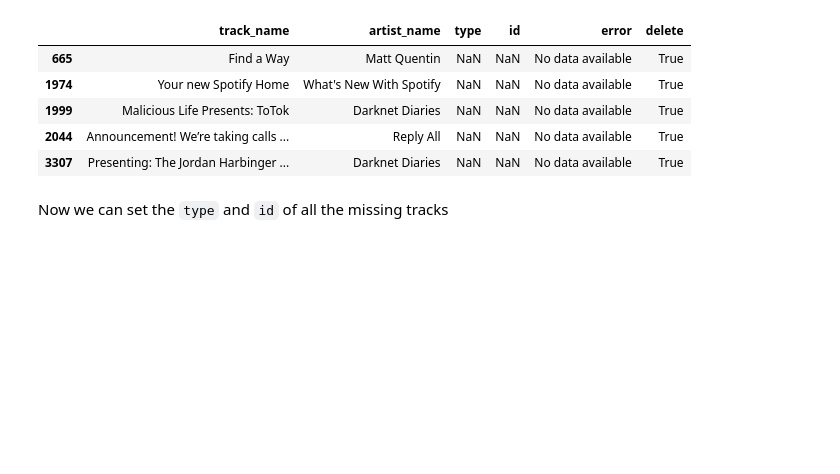
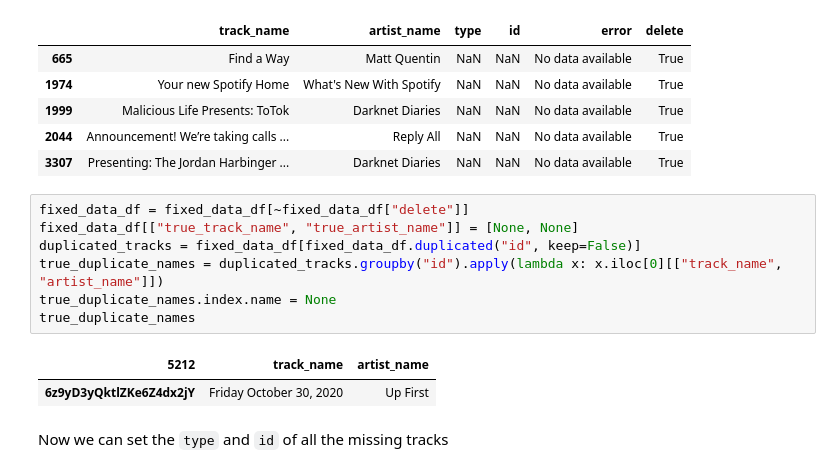
Before and after one commit to justinro-underscore/SpotifyDataAnalysis, a Jupyter notebook: SpotifyDataCleaningTake2.ipynb, the cells around one changed output. Drawn from its saved outputs; the diff is of its cells as text; blank space fills up the shorter version.

Commit message:
Modifies the data cleaning journal to make it, heh, cleaner and add podcast data

```diff
--- a/SpotifyDataCleaningTake2.ipynb
+++ b/SpotifyDataCleaningTake2.ipynb
@@ -290,6 +290,16 @@ stream_history_consolidated_df.iloc[to_delete_df.index].head()
 | 1999 | Malicious Life Presents: ToTok | Darknet Diaries | NaN | NaN | No data available | True |
 | 2044 | Announcement! We’re taking calls ... | Reply All | NaN | NaN | No data available | True |
 | 3307 | Presenting: The Jordan Harbinger ... | Darknet Diaries | NaN | NaN | No data available | True |
+# %%
+fixed_data_df = fixed_data_df[~fixed_data_df["delete"]]
+fixed_data_df[["true_track_name", "true_artist_name"]] = [None, None]
+duplicated_tracks = fixed_data_df[fixed_data_df.duplicated("id", keep=False)]
+true_duplicate_names = duplicated_tracks.groupby("id").apply(lambda x: x.iloc[0][["track_name", "artist_name"]])
+true_duplicate_names.index.name = None
+true_duplicate_names
+# %% [output]
+| 5212 | track_name | artist_name |
+| 6z9yD3yQktlZKe6Z4dx2jY | Friday October 30, 2020 | Up First |
 # %% [markdown]
 Now we can set the `type` and `id` of all the missing tracks
 # %%
```
Also changed, not shown: parts of 4 cells of this notebook.
